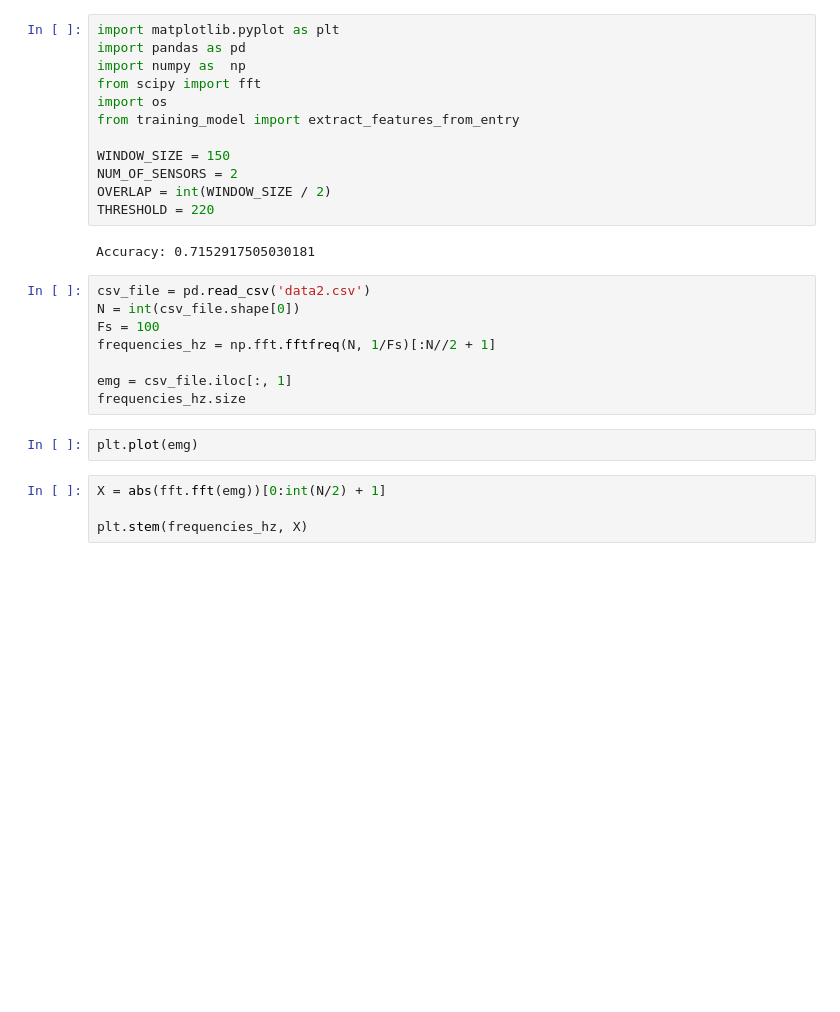
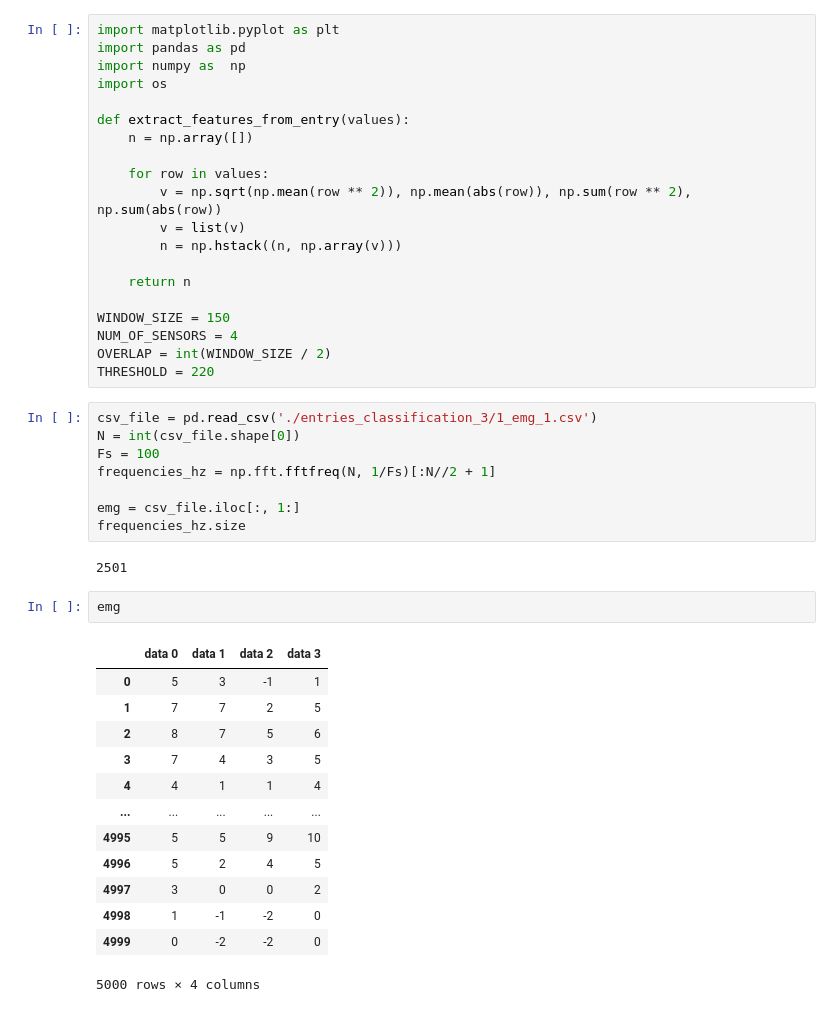
Before and after one commit to Davidjbt/EMG-Signal, a Jupyter notebook: plotting.ipynb, the cells around one changed output. Saved outputs shown, nothing was run; the diff lists cells and outputs as text; blank space fills up the shorter version.

```diff
--- a/plotting.ipynb
+++ b/plotting.ipynb
@@ -2,28 +2,46 @@
 import matplotlib.pyplot as plt
 import pandas as pd
 import numpy as  np
-from scipy import fft
 import os
-from training_model import extract_features_from_entry
+
+def extract_features_from_entry(values):
+    n = np.array([])
+
+    for row in values:
+        v = np.sqrt(np.mean(row ** 2)), np.mean(abs(row)), np.sum(row ** 2), np.sum(abs(row))
+        v = list(v)
+        n = np.hstack((n, np.array(v)))
+
+    return n
 
 WINDOW_SIZE = 150
-NUM_OF_SENSORS = 2
+NUM_OF_SENSORS = 4
 OVERLAP = int(WINDOW_SIZE / 2)
 THRESHOLD = 220
-# %% [output]
-Accuracy: 0.7152917505030181
 # %%
-csv_file = pd.read_csv('data2.csv')
+csv_file = pd.read_csv('./entries_classification_3/1_emg_1.csv')
 N = int(csv_file.shape[0])
 Fs = 100
 frequencies_hz = np.fft.fftfreq(N, 1/Fs)[:N//2 + 1]
 
-emg = csv_file.iloc[:, 1]
+emg = csv_file.iloc[:, 1:]
 frequencies_hz.size
+# %% [output]
+2501
-# %%
-plt.plot(emg)
-# %%
-X = abs(fft.fft(emg))[0:int(N/2) + 1]
-
-plt.stem(frequencies_hz, X)
+# %%
+emg
+# %% [output]
+|  | data 0 | data 1 | data 2 | data 3 |
+| 0 | 5 | 3 | -1 | 1 |
+| 1 | 7 | 7 | 2 | 5 |
+| 2 | 8 | 7 | 5 | 6 |
+| 3 | 7 | 4 | 3 | 5 |
+| 4 | 4 | 1 | 1 | 4 |
+| ... | ... | ... | ... | ... |
+| 4995 | 5 | 5 | 9 | 10 |
+| 4996 | 5 | 2 | 4 | 5 |
+| 4997 | 3 | 0 | 0 | 2 |
+| 4998 | 1 | -1 | -2 | 0 |
+| 4999 | 0 | -2 | -2 | 0 |
+5000 rows × 4 columns
 # %%
```
Also changed, not shown: parts of 7 cells of this notebook, 50 other files.
